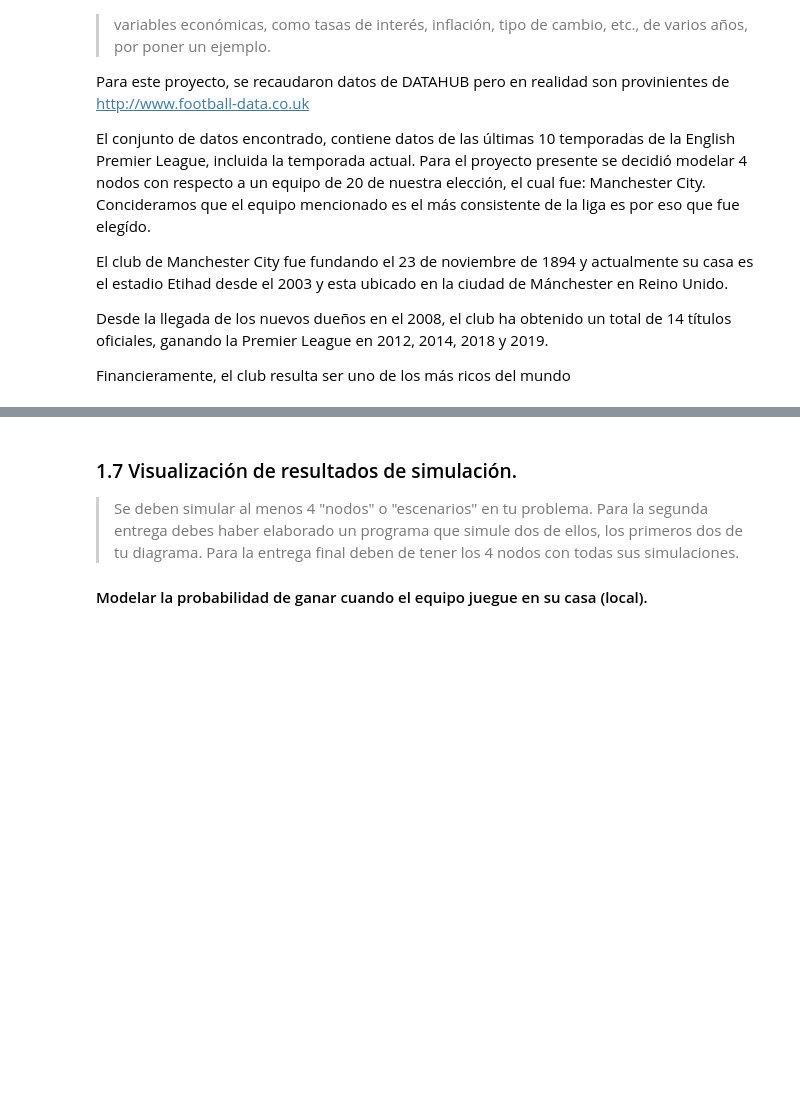
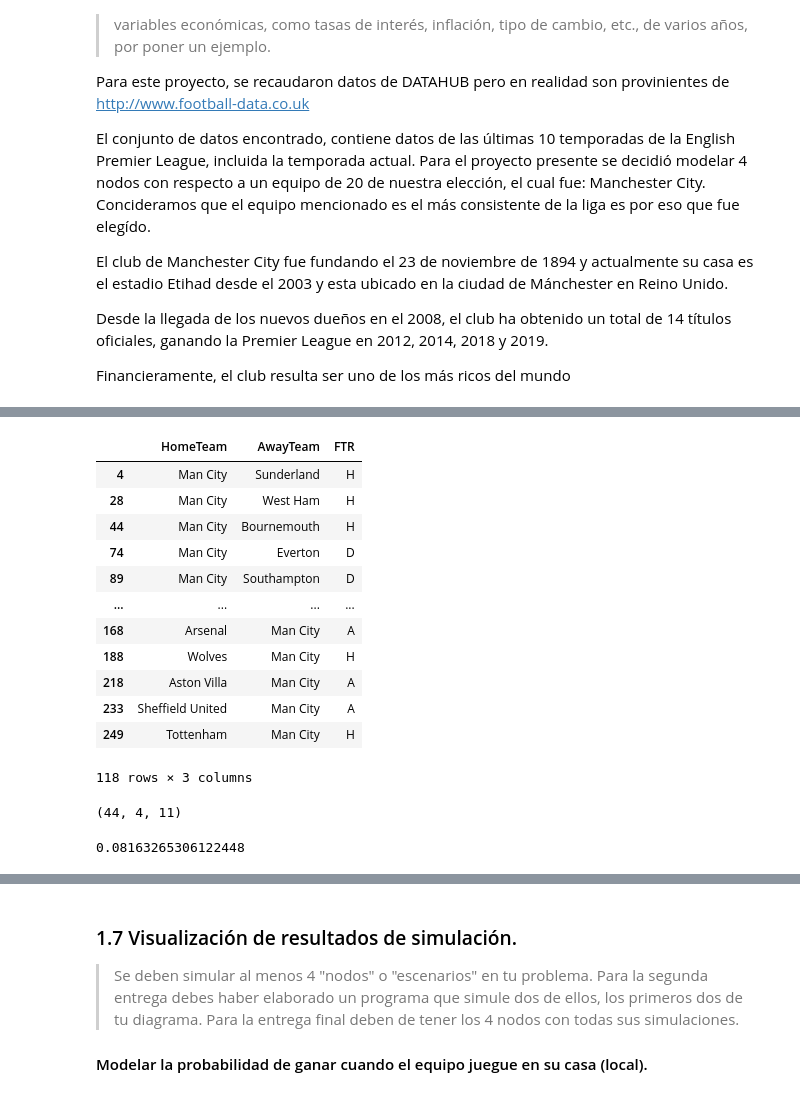
Before and after one commit to mariajosecanture/PROYECTO_SG_MJC, a Jupyter notebook: ProyectoModulo1_CantuM_GarciaS_GreenA.ipynb, the cells around one changed output, grey strips where cells are left out. Cells and saved outputs as stored; diff of their text form; code cells hidden in the pictures; blank space fills up the shorter version.

```diff
--- a/ProyectoModulo1_CantuM_GarciaS_GreenA.ipynb
+++ b/ProyectoModulo1_CantuM_GarciaS_GreenA.ipynb
@@ -109,0 +121,40 @@ data.tail(10)
+# %%
+data_mancity_ftr = data_mancity[['HomeTeam','AwayTeam','FTR']]
+data_mancity_ftr
+# %% [output]
+|  | HomeTeam | AwayTeam | FTR |
+| 4 | Man City | Sunderland | H |
+| 28 | Man City | West Ham | H |
+| 44 | Man City | Bournemouth | H |
+| 74 | Man City | Everton | D |
+| 89 | Man City | Southampton | D |
+| ... | ... | ... | ... |
+| 168 | Arsenal | Man City | A |
+| 188 | Wolves | Man City | H |
+| 218 | Aston Villa | Man City | A |
+| 233 | Sheffield United | Man City | A |
+| 249 | Tottenham | Man City | H |
+118 rows × 3 columns
+# %%
+datahome_ftr = datahome[['HomeTeam','FTR']]
+datahome_ftr
+
+datahome_h=sum([datahome_ftr['FTR'] == 'H'])
+datahome_h=sum(datahome_h==1)
+
+
+datahome_a=sum([datahome_ftr['FTR'] == 'A'])
+datahome_a=sum(datahome_a==1)
+
+
+datahome_d=sum([datahome_ftr['FTR'] == 'D'])
+datahome_d=sum(datahome_d==1)
+
+datahome_h,datahome_a,datahome_d
+# %% [output]
+(44, 4, 11)
+# %%
+prob_a = datahome_a/(44+4+1)
+prob_a
+# %% [output]
+0.08163265306122448
```
Also changed, not shown: parts of 2 cells of this notebook.
